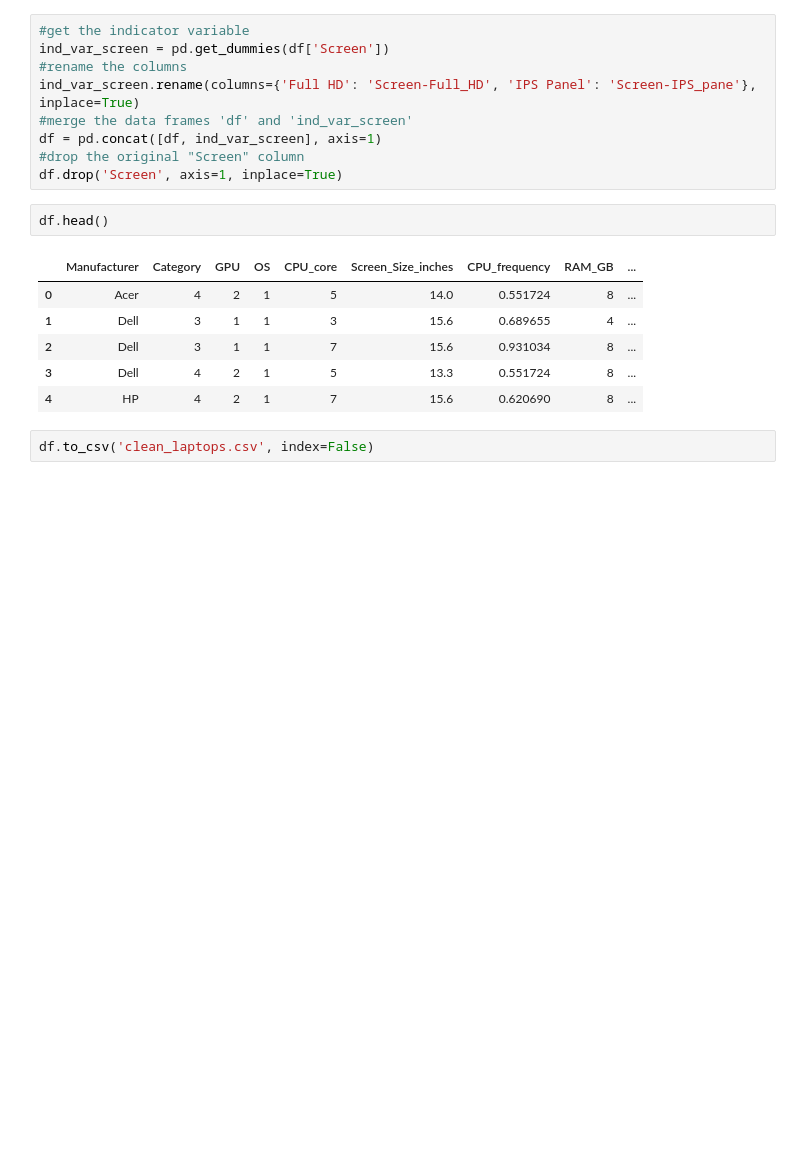
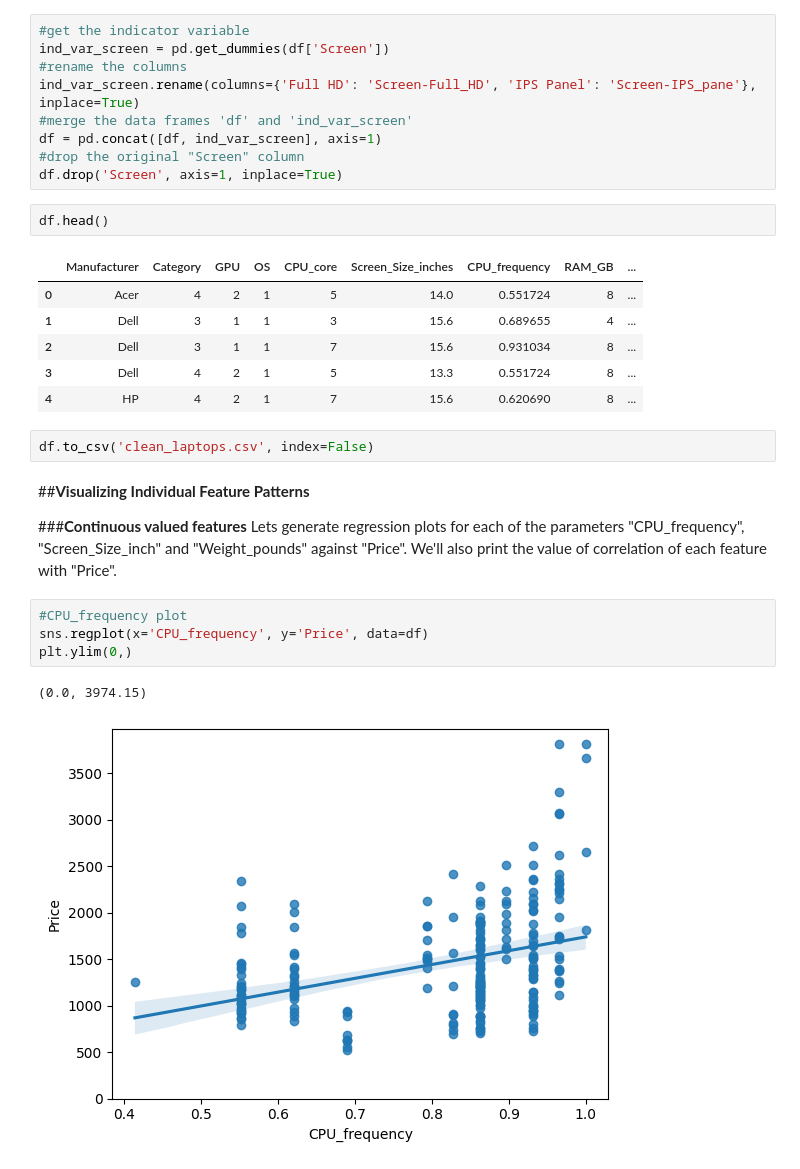
Before and after one commit to Rubieskyama/Data-Science-Ecosystem, a Jupyter notebook: Data Analytics with Python/Laptop_pricing_analyzer.ipynb, the cells around one changed output. Drawn from its saved outputs; the diff is of its cells as text; blank space fills up the shorter version.

Commit message:
Visualization, descriptive statistical analysis, groupby, pivot table, Pearson correlation

```diff
--- a/Data Analytics with Python/Laptop_pricing_analyzer.ipynb
+++ b/Data Analytics with Python/Laptop_pricing_analyzer.ipynb
@@ -250,3 +251,15 @@ df.head()
 | 4 | HP | 4 | 2 | 1 | 7 | 15.6 | 0.620690 | 8 | ... |
 # %%
 df.to_csv('clean_laptops.csv', index=False)
+# %% [markdown]
+##**Visualizing Individual Feature Patterns**
+
+###**Continuous valued features**
+Lets generate regression plots for each of the parameters "CPU_frequency", "Screen_Size_inch" and "Weight_pounds" against "Price". We'll also print the value of correlation of each feature with "Price".
+# %%
+#CPU_frequency plot
+sns.regplot(x='CPU_frequency', y='Price', data=df)
+plt.ylim(0,)
+# %% [output]
+(0.0, 3974.15)
+[figure, added]
```
Also changed, not shown: parts of 19 cells of this notebook.
